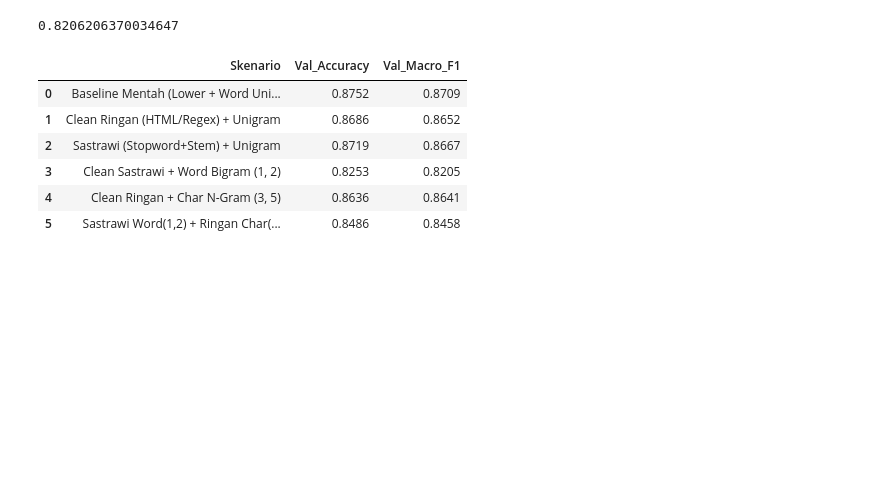
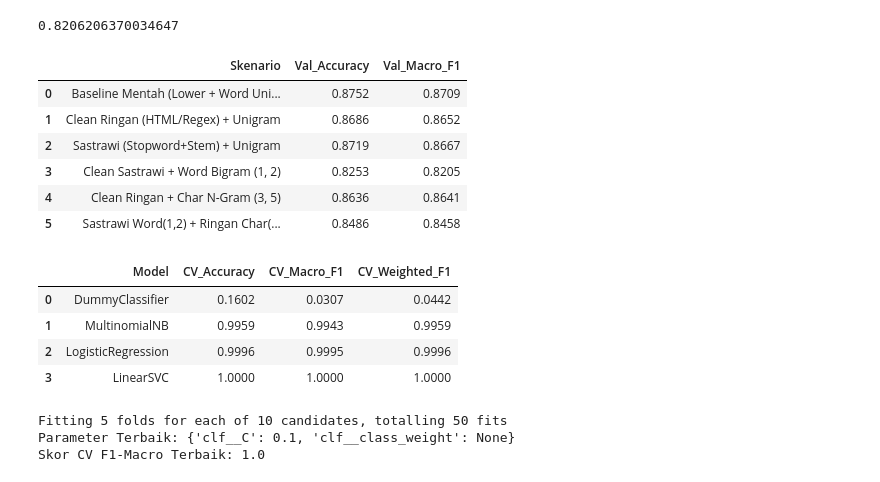
Before and after one commit to inggritsetyabudi/lks-ai-lab, a Jupyter notebook: LKS_LAB.ipynb, the cells around one changed output. Saved outputs shown, nothing was run; the diff lists cells and outputs as text; code cells hidden in the pictures; blank space fills up the shorter version.

Commit message:
feat(learn): train and evaluate models

```diff
--- a/LKS_LAB.ipynb
+++ b/LKS_LAB.ipynb
@@ -611,0 +617,75 @@ display(df_ablation)
+# %%
+best_extractor = FeatureUnion([
+    ('word', Pipeline([
+        ('prep', FunctionTransformer(preprocess)),
+        ('tfidf', TfidfVectorizer(ngram_range=(1,2), min_df=2, sublinear_tf=True))
+    ])),
+    ('char', Pipeline([
+        ('prep', FunctionTransformer(light_clean)),
+        ('tfidf', TfidfVectorizer(analyzer='char_wb', ngram_range=(3, 5), min_df=3, sublinear_tf=True))
+    ]))
+])
+# %%
+models = {
+   "DummyClassifier": DummyClassifier(strategy='most_frequent'),
+   "MultinomialNB": MultinomialNB(alpha=0.5),
+   "LogisticRegression": LogisticRegression(max_iter=1000, class_weight='balanced', C=1.0),
+   "LinearSVC": LinearSVC(class_weight='balanced', C=0.5, random_state=42)
+}
+# %%
+fold = StratifiedGroupKFold(n_splits=5)
+groups =  train_bersih['case_group']
+# %%
+cross_val_res = []
+for name, clf in models.items():
+    pipe = Pipeline([
+        ('fitur', best_extractor),
+        ('clf', clf)
+    ])
+    score = cross_validate(
+        pipe, X_train, y_train,
+        groups=groups, cv=fold, scoring=['accuracy', 'f1_macro', 'f1_weighted'], n_jobs=-1
+    )
+    cross_val_res.append({
+        'Model': name,
+        'CV_Accuracy': round(score['test_accuracy'].mean(), 4),
+        'CV_Macro_F1': round(score['test_f1_macro'].mean(), 4),
+        'CV_Weighted_F1': round(score['test_f1_weighted'].mean(), 4),
+    })
+# %%
+df_cvr = pd.DataFrame(cross_val_res)
+display(df_cvr)
+# %% [output]
+|  | Model | CV_Accuracy | CV_Macro_F1 | CV_Weighted_F1 |
+| 0 | DummyClassifier | 0.1602 | 0.0307 | 0.0442 |
+| 1 | MultinomialNB | 0.9959 | 0.9943 | 0.9959 |
+| 2 | LogisticRegression | 0.9996 | 0.9995 | 0.9996 |
+| 3 | LinearSVC | 1.0000 | 1.0000 | 1.0000 |
+# %%
+pipe_tuning = Pipeline([
+        ('fitur', best_extractor),
+        ('clf', clf)
+    ])
+
+param_grid = {
+    'clf__C': [0.1, 0.3, 0.5, 1.0, 2.0],
+    'clf__class_weight': [None, 'balanced']
+}
+
+grid_search = GridSearchCV(
+    pipe_tuning,
+    param_grid=param_grid,
+    cv=fold,
+    scoring='f1_macro',
+    n_jobs=-1,
+    verbose=1
+)
+
+grid_search.fit(X_train, y_train, groups=groups)
+
+print("Parameter Terbaik:", grid_search.best_params_)
+print("Skor CV F1-Macro Terbaik:", round(grid_search.best_score_, 4))
+# %% [output]
+Fitting 5 folds for each of 10 candidates, totalling 50 fits
+Parameter Terbaik: {'clf__C': 0.1, 'clf__class_weight': None}
+Skor CV F1-Macro Terbaik: 1.0
```
Also changed, not shown: parts of 4 cells of this notebook.
